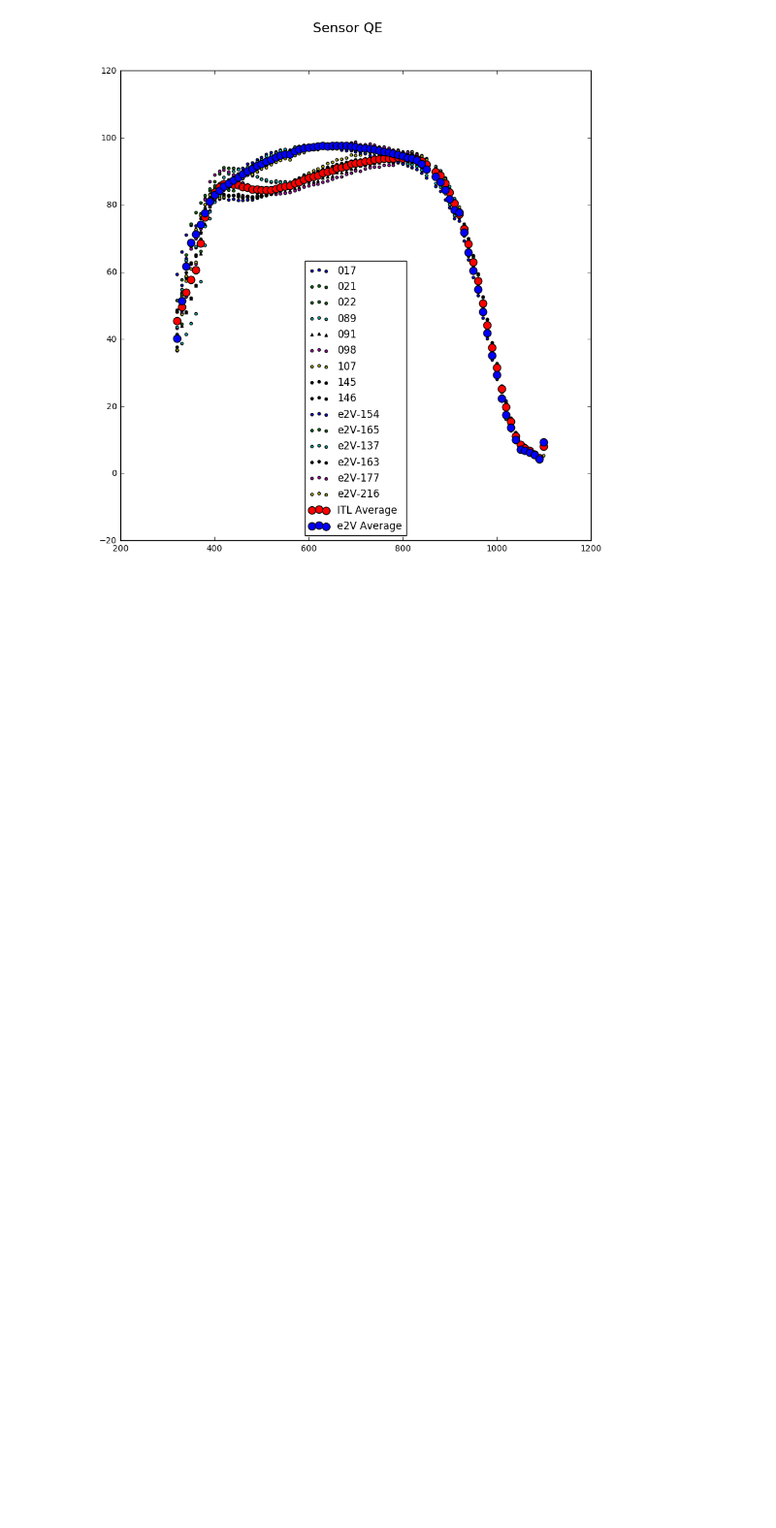
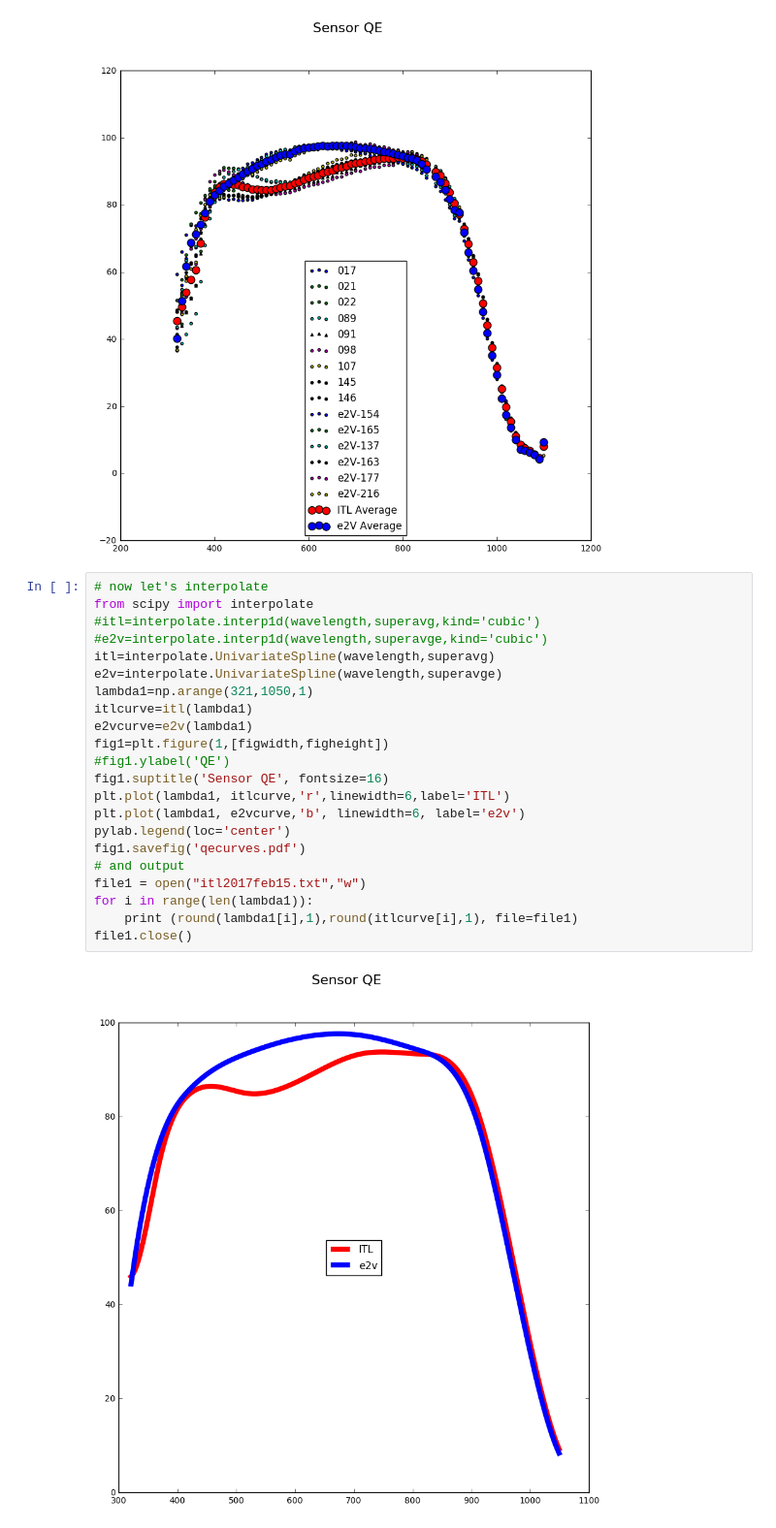
Before and after one commit to smr456/QE-working-area, a Jupyter notebook: QE_v1.ipynb, the cells around one changed output. Shown at 97% size. Drawn from its saved outputs; the diff is of its cells as text; blank space fills up the shorter version.

```diff
--- a/QE_v1.ipynb
+++ b/QE_v1.ipynb
@@ -872,3 +872,27 @@ fig1.savefig('SensorQE.pdf')
   13.61624813  10.05167294   7.26729631   6.77168417   6.27052498
    5.59250641   4.20715952   9.35216999]
 [figure]
+# %%
+# now let's interpolate
+from scipy import interpolate
+#itl=interpolate.interp1d(wavelength,superavg,kind='cubic')
+#e2v=interpolate.interp1d(wavelength,superavge,kind='cubic')
+itl=interpolate.UnivariateSpline(wavelength,superavg)
+e2v=interpolate.UnivariateSpline(wavelength,superavge)
+lambda1=np.arange(321,1050,1)
+itlcurve=itl(lambda1)
+e2vcurve=e2v(lambda1)
+fig1=plt.figure(1,[figwidth,figheight])
+#fig1.ylabel('QE')
+fig1.suptitle('Sensor QE', fontsize=16)
+plt.plot(lambda1, itlcurve,'r',linewidth=6,label='ITL')
+plt.plot(lambda1, e2vcurve,'b', linewidth=6, label='e2v')
+pylab.legend(loc='center')
+fig1.savefig('qecurves.pdf')
+# and output
+file1 = open("itl2017feb15.txt","w")
+for i in range(len(lambda1)):
+    print (round(lambda1[i],1),round(itlcurve[i],1), file=file1)
+file1.close()
+# %% [output]
+[figure, added]
```
